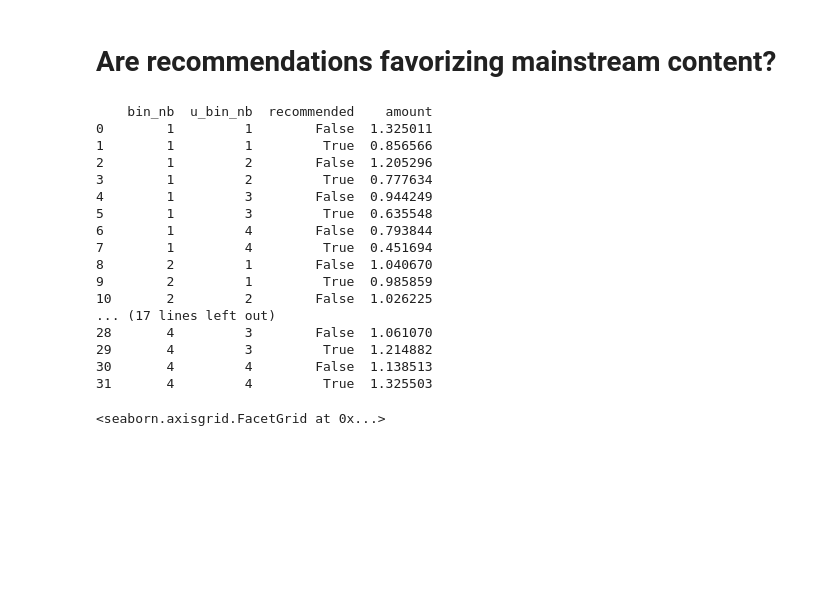
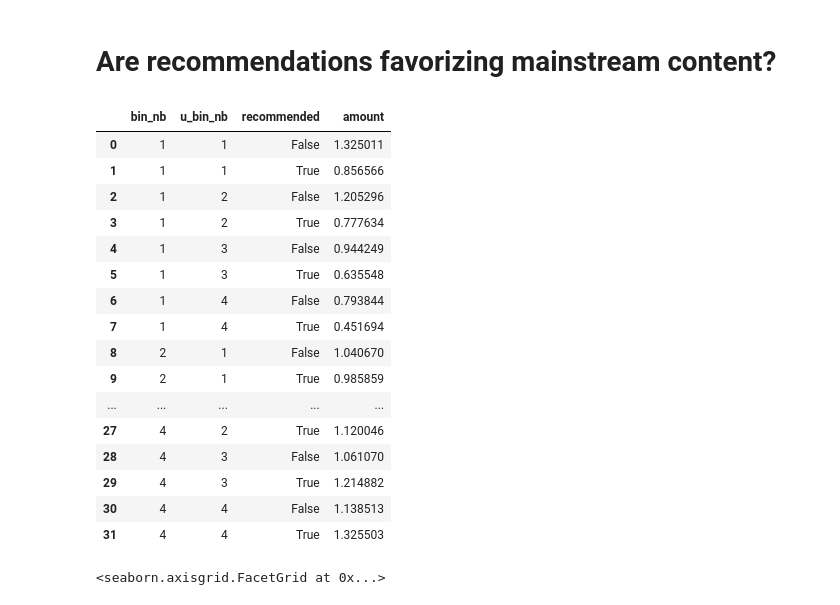
Before and after one commit to QuVil/cmb-recommendation, a Jupyter notebook: src/analysis/mainstream_tests.ipynb, the cells around one changed output. Saved outputs shown, nothing was run; the diff lists cells and outputs as text; code cells hidden in the pictures; blank space fills up the shorter version.

```diff
--- a/src/analysis/mainstream_tests.ipynb
+++ b/src/analysis/mainstream_tests.ipynb
@@ -263,38 +263,38 @@ sns.relplot(x="bin_nb", y="ratio", kind="line", col="user_id", col_wrap=3, dashe
 # %%
 reco_mainstream = artist_data.merge(users_reco, left_on="user_id", right_on="user_id").drop(["ts", "listen_type", "listening_time", "album_id", "sng_id", "origin"], axis=1)
 
 # For each user bin (recommendation based grouping)
 reco_mainstream = reco_mainstream.groupby(["bin_nb", "u_bin_nb", "recommended"]).size()
 reco_mainstream = reco_mainstream.to_frame().reset_index()
 reco_mainstream.columns = ["bin_nb", "u_bin_nb", "recommended", "amount"]
 
 # Testing stuff right there -- loop version because I have no idea how to vectorize this for now
 test = reco_mainstream.groupby(["u_bin_nb", "recommended"]).mean().reset_index()
 
 reco_mainstream["amount"] = reco_mainstream["amount"].astype(float)
 
 for i, row in reco_mainstream.iterrows():
     reco_mainstream.at[i, "amount"] /= test[(test["u_bin_nb"] == reco_mainstream.at[i, "u_bin_nb"]) & (test["recommended"] == reco_mainstream.at[i, "recommended"])]["amount"]
 
-print(reco_mainstream)
+reco_mainstream
 # %% [output]
-    bin_nb  u_bin_nb  recommended    amount
-0        1         1        False  1.325011
-1        1         1         True  0.856566
-2        1         2        False  1.205296
-3        1         2         True  0.777634
-4        1         3        False  0.944249
-5        1         3         True  0.635548
-6        1         4        False  0.793844
-7        1         4         True  0.451694
-8        2         1        False  1.040670
-9        2         1         True  0.985859
-10       2         2        False  1.026225
-... (17 lines left out)
-28       4         3        False  1.061070
-29       4         3         True  1.214882
-30       4         4        False  1.138513
-31       4         4         True  1.325503
+|  | bin_nb | u_bin_nb | recommended | amount |
+| 0 | 1 | 1 | False | 1.325011 |
+| 1 | 1 | 1 | True | 0.856566 |
+| 2 | 1 | 2 | False | 1.205296 |
+| 3 | 1 | 2 | True | 0.777634 |
+| 4 | 1 | 3 | False | 0.944249 |
+| 5 | 1 | 3 | True | 0.635548 |
+| 6 | 1 | 4 | False | 0.793844 |
+| 7 | 1 | 4 | True | 0.451694 |
+| 8 | 2 | 1 | False | 1.040670 |
+| 9 | 2 | 1 | True | 0.985859 |
+| ... | ... | ... | ... | ... |
+| 27 | 4 | 2 | True | 1.120046 |
+| 28 | 4 | 3 | False | 1.061070 |
+| 29 | 4 | 3 | True | 1.214882 |
+| 30 | 4 | 4 | False | 1.138513 |
+| 31 | 4 | 4 | True | 1.325503 |
 # %%
 sns.catplot(x="bin_nb", y="amount", col="u_bin_nb", col_wrap=2, hue="recommended", kind="point", data=reco_mainstream)
 # %% [output]
```
Also changed, not shown: parts of 3 cells of this notebook.
